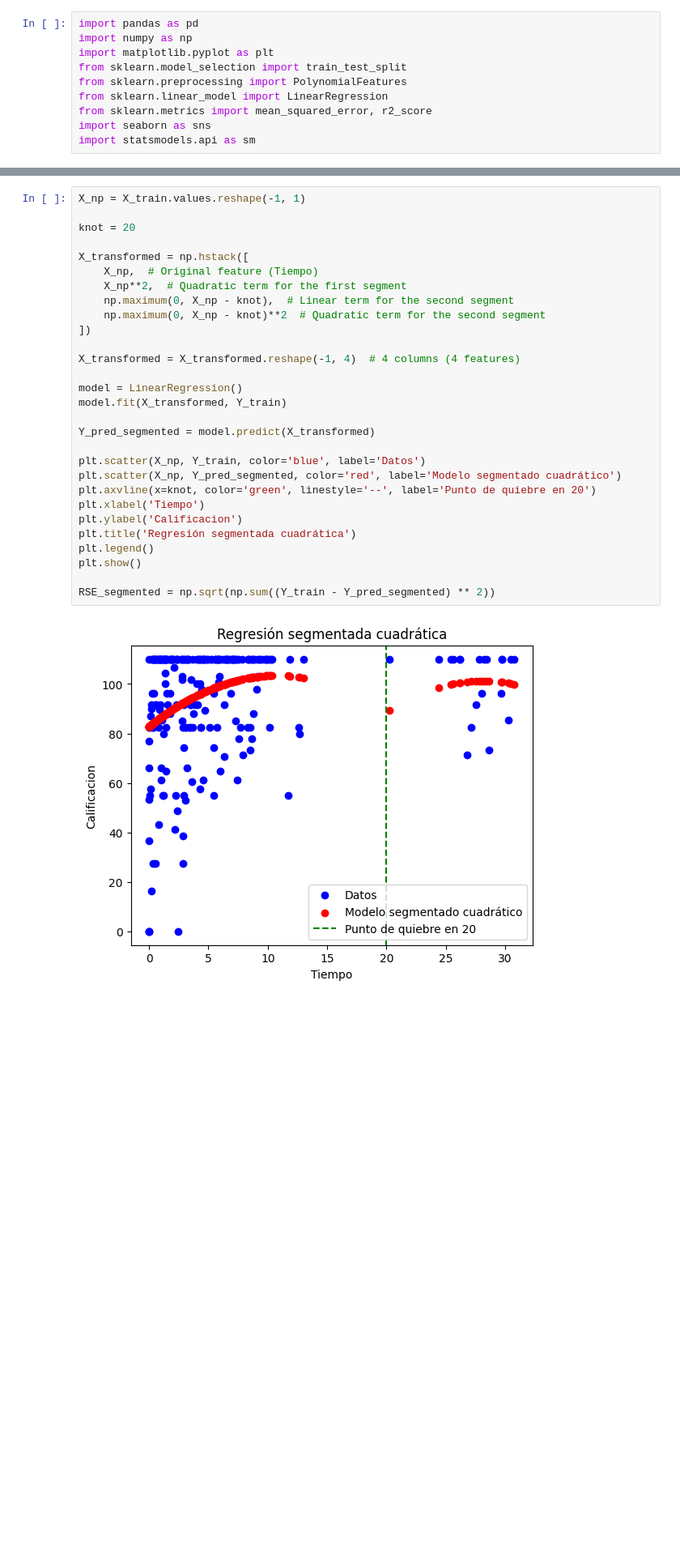
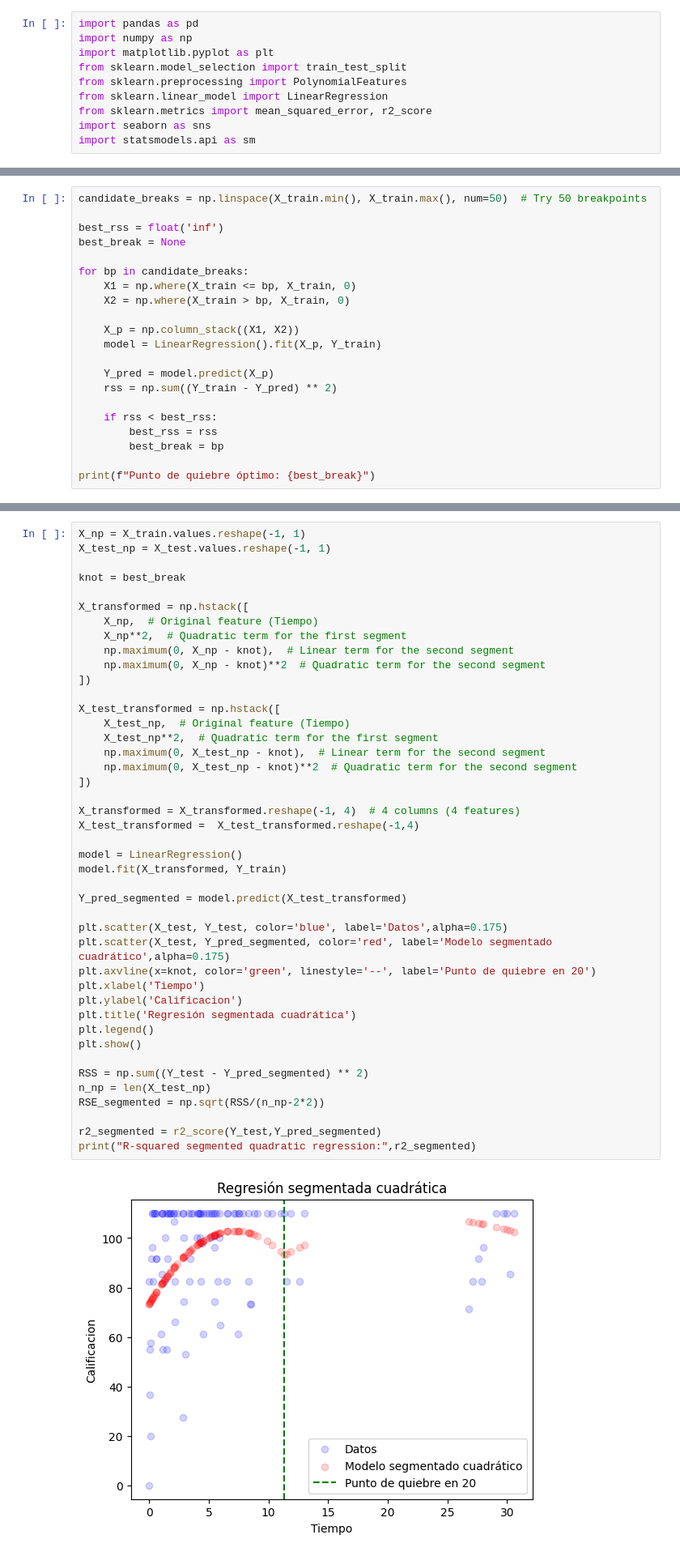
Before and after one commit to joe-chic/inteligencia_artificial_I, a Jupyter notebook: A1.6/A1.6 504065.ipynb, the cells around one changed output, grey strips where cells are left out. Shown at 81% size. Cells and saved outputs as stored; diff of their text form; blank space fills up the shorter version.

```diff
--- a/A1.6/A1.6 504065.ipynb
+++ b/A1.6/A1.6 504065.ipynb
@@ -182,0 +163,21 @@ Todas los predictores tienen asociaciones estadísticamente significativas, es d
+# %%
+candidate_breaks = np.linspace(X_train.min(), X_train.max(), num=50)  # Try 50 breakpoints
+
+best_rss = float('inf')
+best_break = None
+
+for bp in candidate_breaks:
+    X1 = np.where(X_train <= bp, X_train, 0)
+    X2 = np.where(X_train > bp, X_train, 0)
+
+    X_p = np.column_stack((X1, X2))
+    model = LinearRegression().fit(X_p, Y_train)
+
+    Y_pred = model.predict(X_p)
+    rss = np.sum((Y_train - Y_pred) ** 2)
+
+    if rss < best_rss:
+        best_rss = rss
+        best_break = bp
+
+print(f"Punto de quiebre óptimo: {best_break}")
@@ -183,31 +186,45 @@ Todas los predictores tienen asociaciones estadísticamente significativas, es d
 # %%
 X_np = X_train.values.reshape(-1, 1)
+X_test_np = X_test.values.reshape(-1, 1)
 
-knot = 20
+knot = best_break
 
 X_transformed = np.hstack([
     X_np,  # Original feature (Tiempo)
     X_np**2,  # Quadratic term for the first segment
     np.maximum(0, X_np - knot),  # Linear term for the second segment
     np.maximum(0, X_np - knot)**2  # Quadratic term for the second segment
 ])
 
+X_test_transformed = np.hstack([
+    X_test_np,  # Original feature (Tiempo)
+    X_test_np**2,  # Quadratic term for the first segment
+    np.maximum(0, X_test_np - knot),  # Linear term for the second segment
+    np.maximum(0, X_test_np - knot)**2  # Quadratic term for the second segment
+])
+
 X_transformed = X_transformed.reshape(-1, 4)  # 4 columns (4 features)
+X_test_transformed =  X_test_transformed.reshape(-1,4)
 
 model = LinearRegression()
 model.fit(X_transformed, Y_train)
 
-Y_pred_segmented = model.predict(X_transformed)
+Y_pred_segmented = model.predict(X_test_transformed)
 
-plt.scatter(X_np, Y_train, color='blue', label='Datos')
-plt.scatter(X_np, Y_pred_segmented, color='red', label='Modelo segmentado cuadrático')
+plt.scatter(X_test, Y_test, color='blue', label='Datos',alpha=0.175)
+plt.scatter(X_test, Y_pred_segmented, color='red', label='Modelo segmentado cuadrático',alpha=0.175)
 plt.axvline(x=knot, color='green', linestyle='--', label='Punto de quiebre en 20')
 plt.xlabel('Tiempo')
 plt.ylabel('Calificacion')
 plt.title('Regresión segmentada cuadrática')
 plt.legend()
 plt.show()
 
-RSE_segmented = np.sqrt(np.sum((Y_train - Y_pred_segmented) ** 2))
+RSS = np.sum((Y_test - Y_pred_segmented) ** 2)
+n_np = len(X_test_np)
+RSE_segmented = np.sqrt(RSS/(n_np-2*2))
+
+r2_segmented = r2_score(Y_test,Y_pred_segmented)
+print("R-squared segmented quadratic regression:",r2_segmented)
 # %% [output]
-[figure, old version]
+[figure, new version]
```
Also changed, not shown: parts of 24 cells of this notebook, 3 other files.
